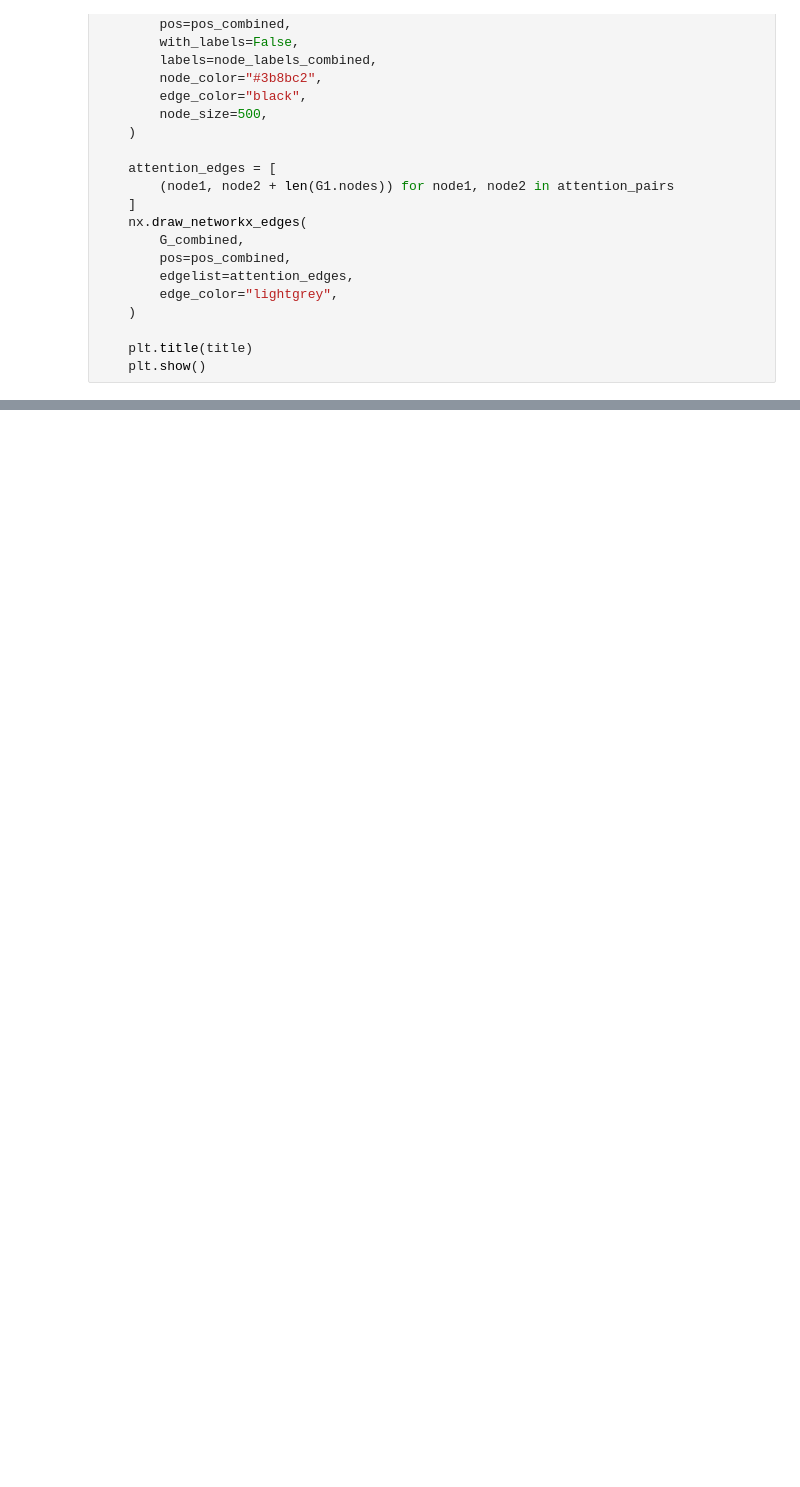
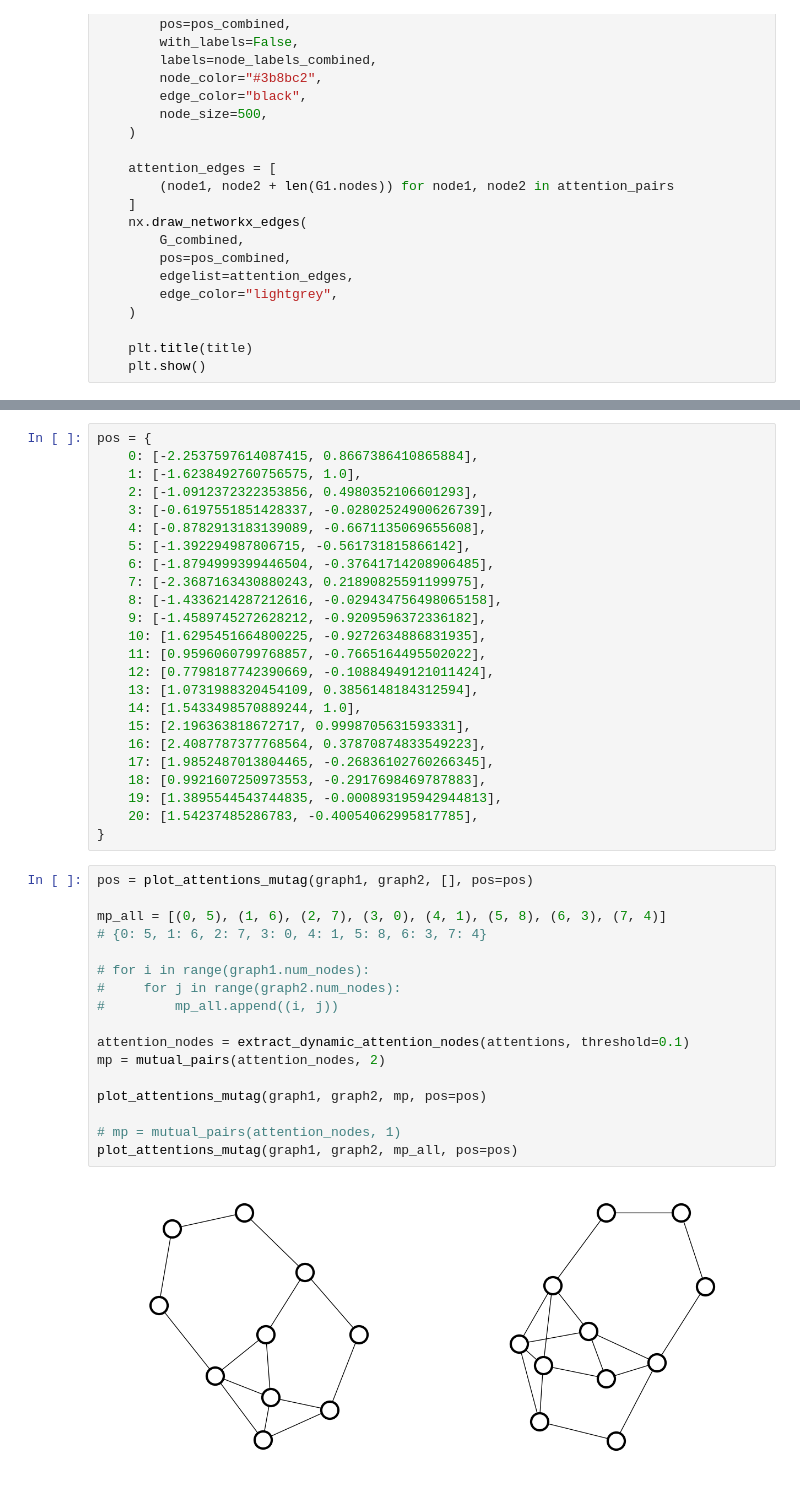
Before and after one commit to tsimiho/gmn, a Jupyter notebook: plots.ipynb, the cells around one changed output, grey strips where cells are left out. Drawn from its saved outputs; the diff is of its cells as text; blank space fills up the shorter version.

```diff
--- a/plots.ipynb
+++ b/plots.ipynb
@@ -542,0 +494,43 @@ plot_attentions_mutag(graph1, graph2, mp, pos=pos)
+# %%
+pos = {
+    0: [-2.2537597614087415, 0.8667386410865884],
+    1: [-1.6238492760756575, 1.0],
+    2: [-1.0912372322353856, 0.4980352106601293],
+    3: [-0.6197551851428337, -0.02802524900626739],
+    4: [-0.8782913183139089, -0.6671135069655608],
+    5: [-1.392294987806715, -0.561731815866142],
+    6: [-1.8794999399446504, -0.37641714208906485],
+    7: [-2.3687163430880243, 0.21890825591199975],
+    8: [-1.4336214287212616, -0.029434756498065158],
+    9: [-1.4589745272628212, -0.9209596372336182],
+    10: [1.6295451664800225, -0.9272634886831935],
+    11: [0.9596060799768857, -0.7665164495502022],
+    12: [0.7798187742390669, -0.10884949121011424],
+    13: [1.0731988320454109, 0.3856148184312594],
+    14: [1.5433498570889244, 1.0],
+    15: [2.196363818672717, 0.9998705631593331],
+    16: [2.4087787377768564, 0.37870874833549223],
+    17: [1.9852487013804465, -0.26836102760266345],
+    18: [0.9921607250973553, -0.2917698469787883],
+    19: [1.3895544543744835, -0.000893195942944813],
+    20: [1.54237485286783, -0.40054062995817785],
+}
+# %%
+pos = plot_attentions_mutag(graph1, graph2, [], pos=pos)
+
+mp_all = [(0, 5), (1, 6), (2, 7), (3, 0), (4, 1), (5, 8), (6, 3), (7, 4)]
+# {0: 5, 1: 6, 2: 7, 3: 0, 4: 1, 5: 8, 6: 3, 7: 4}
+
+# for i in range(graph1.num_nodes):
+#     for j in range(graph2.num_nodes):
+#         mp_all.append((i, j))
+
+attention_nodes = extract_dynamic_attention_nodes(attentions, threshold=0.1)
+mp = mutual_pairs(attention_nodes, 2)
+
+plot_attentions_mutag(graph1, graph2, mp, pos=pos)
+
+# mp = mutual_pairs(attention_nodes, 1)
+plot_attentions_mutag(graph1, graph2, mp_all, pos=pos)
+# %% [output]
+[figure, added]
```
Also changed, not shown: parts of 10 cells of this notebook, 5 other files.
